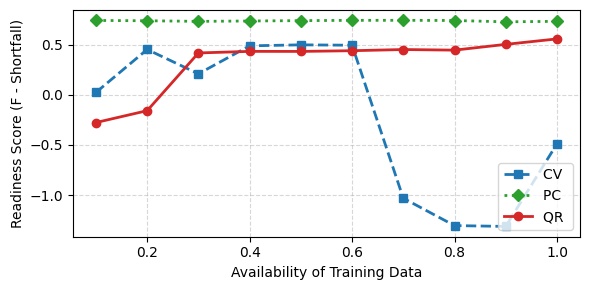
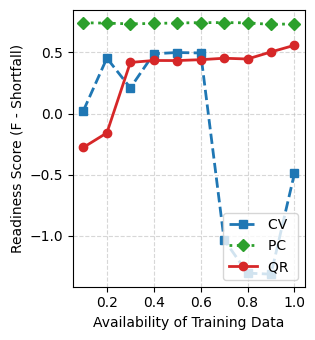
Code edit (unified diff) that turned the first committed figure into the second:
--- before
+++ after
@@ -1,5 +1,5 @@
 # Now iterates through each SLO and saves a separate PDF for each
 for slo in df_slo['slo_set'].unique():
-    fig, ax = plt.subplots(figsize=FIG_SIZE_SINGLE, facecolor='white')
+    fig, ax = plt.subplots(figsize=FIG_SIZE_NARROW, facecolor='white')
     slo_data = df_slo[df_slo['slo_set'] == slo]
 

Commit: format figures for paper